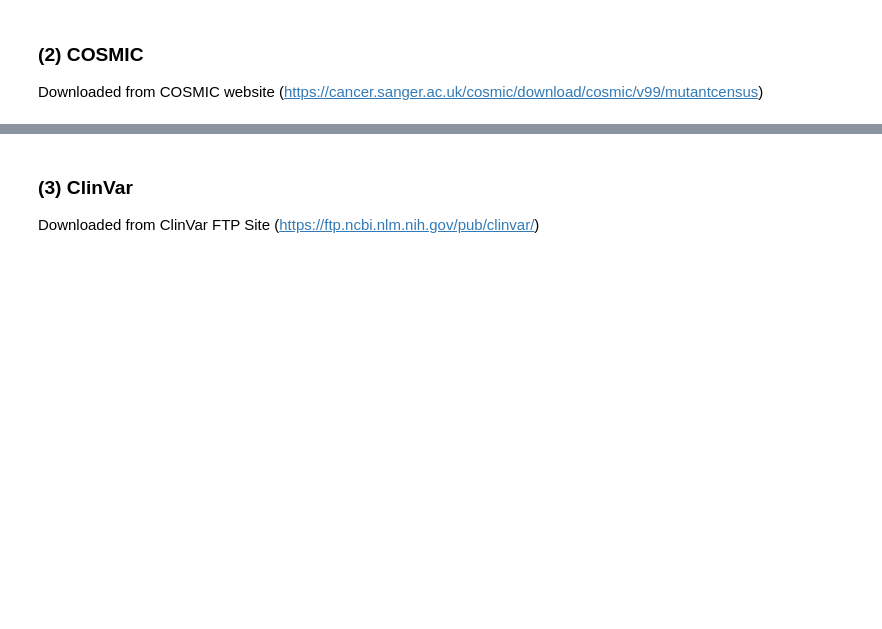
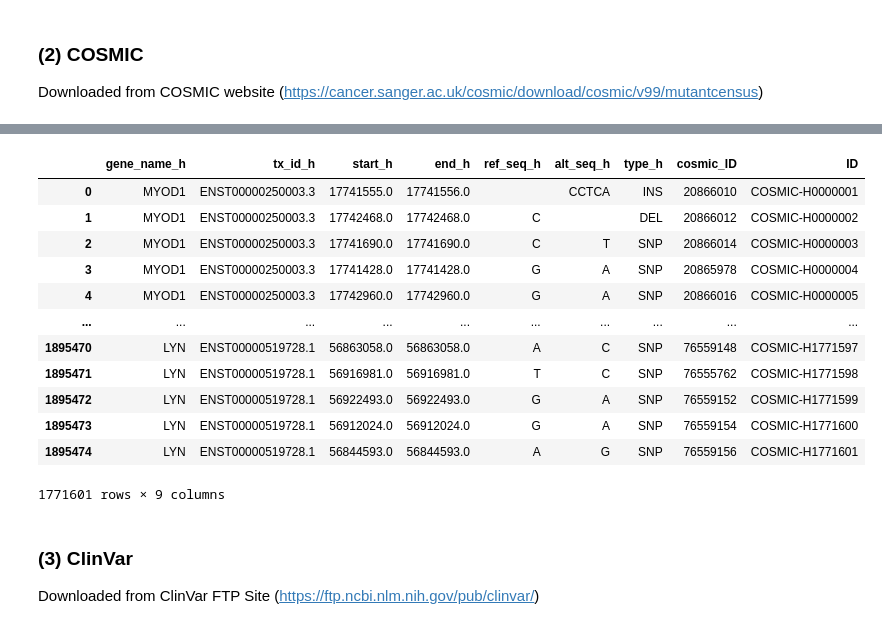
Before and after one commit to kexindon/h2m-public, a Jupyter notebook: 2_murine_mutation_database.ipynb, the cells around one changed output, grey strips where cells are left out. Drawn from its saved outputs; the diff is of its cells as text; code cells hidden in the pictures; blank space fills up the shorter version.

```diff
--- a/2_murine_mutation_database.ipynb
+++ b/2_murine_mutation_database.ipynb
@@ -74,7 +142,8 @@ df.to_csv('.../Output/h2m/aacr_input.csv',index=False)
 ### (2) COSMIC
 Downloaded from COSMIC website (https://cancer.sanger.ac.uk/cosmic/download/cosmic/v99/mutantcensus)
 # %%
-df = pd.read_csv('/Users/gorkordkx/Documents/Output/h2m/Cosmic_MutantCensus_Tsv_v99_GRCh37/Cosmic_MutantCensus_v99_GRCh37.tsv', sep='\t')
-df = df.drop_duplicates()
-df['GENOMIC_WT_ALLELE'] = df['GENOMIC_WT_ALLELE'].fillna('')
-df['GENOMIC_MUT_ALLELE'] = df['GENOMIC_MUT_ALLELE'].fillna('')
+df_cosmic = pd.read_csv('/Users/kexindong/Documents/GitHub/Database/PublicDatabase/COSMIC/Cosmic_MutantCensus_Tsv_v99_GRCh37/Cosmic_MutantCensus_v99_GRCh37.tsv', sep='\t')
+df_cosmic = df_cosmic.drop_duplicates()
+df_cosmic['GENOMIC_WT_ALLELE'] = df_cosmic['GENOMIC_WT_ALLELE'].fillna('')
+df_cosmic['GENOMIC_MUT_ALLELE'] = df_cosmic['GENOMIC_MUT_ALLELE'].fillna('')
+df_cosmic = df_cosmic[['GENE_SYMBOL','TRANSCRIPT_ACCESSION','GENOME_START','GENOME_STOP','GENOMIC_WT_ALLELE','GENOMIC_MUT_ALLELE','MUTATION_ID']]
@@ -82,0 +150,2 @@ df_sub = df[['GENOME_START','GENOME_STOP','GENOMIC_WT_ALLELE','GENOMIC_MUT_ALLEL
+# %%
+df_cosmic.columns = ['gene_name_h','tx_id_h','start_h','end_h','ref_seq_h','alt_seq_h','cosmic_ID']
@@ -83 +166,22 @@ df_sub = df[['GENOME_START','GENOME_STOP','GENOMIC_WT_ALLELE','GENOMIC_MUT_ALLEL
+# %%
+df_cosmic['type_h'] = [h2m.get_type(x,y) for x,y in zip(df_cosmic['ref_seq_h'], df_cosmic['alt_seq_h'])]
+df_cosmic = df_cosmic[['gene_name_h','tx_id_h','start_h','end_h','ref_seq_h','alt_seq_h','type_h','cosmic_ID']]
+df_cosmic = df_cosmic.dropna(subset=['start_h','end_h'])
+# %%
+df_cosmic['ID'] = [f"COSMIC-H{(x+1):07}" for x in list(range(len(df_cosmic)))]
+df_cosmic
+# %% [output]
+|  | gene_name_h | tx_id_h | start_h | end_h | ref_seq_h | alt_seq_h | type_h | cosmic_ID | ID |
+| 0 | MYOD1 | ENST00000250003.3 | 17741555.0 | 17741556.0 |  | CCTCA | INS | 20866010 | COSMIC-H0000001 |
+| 1 | MYOD1 | ENST00000250003.3 | 17742468.0 | 17742468.0 | C |  | DEL | 20866012 | COSMIC-H0000002 |
+| 2 | MYOD1 | ENST00000250003.3 | 17741690.0 | 17741690.0 | C | T | SNP | 20866014 | COSMIC-H0000003 |
+| 3 | MYOD1 | ENST00000250003.3 | 17741428.0 | 17741428.0 | G | A | SNP | 20865978 | COSMIC-H0000004 |
+| 4 | MYOD1 | ENST00000250003.3 | 17742960.0 | 17742960.0 | G | A | SNP | 20866016 | COSMIC-H0000005 |
+| ... | ... | ... | ... | ... | ... | ... | ... | ... | ... |
+| 1895470 | LYN | ENST00000519728.1 | 56863058.0 | 56863058.0 | A | C | SNP | 76559148 | COSMIC-H1771597 |
+| 1895471 | LYN | ENST00000519728.1 | 56916981.0 | 56916981.0 | T | C | SNP | 76555762 | COSMIC-H1771598 |
+| 1895472 | LYN | ENST00000519728.1 | 56922493.0 | 56922493.0 | G | A | SNP | 76559152 | COSMIC-H1771599 |
+| 1895473 | LYN | ENST00000519728.1 | 56912024.0 | 56912024.0 | G | A | SNP | 76559154 | COSMIC-H1771600 |
+| 1895474 | LYN | ENST00000519728.1 | 56844593.0 | 56844593.0 | A | G | SNP | 76559156 | COSMIC-H1771601 |
+1771601 rows × 9 columns
 # %%
```
Also changed, not shown: parts of 15 cells of this notebook.
